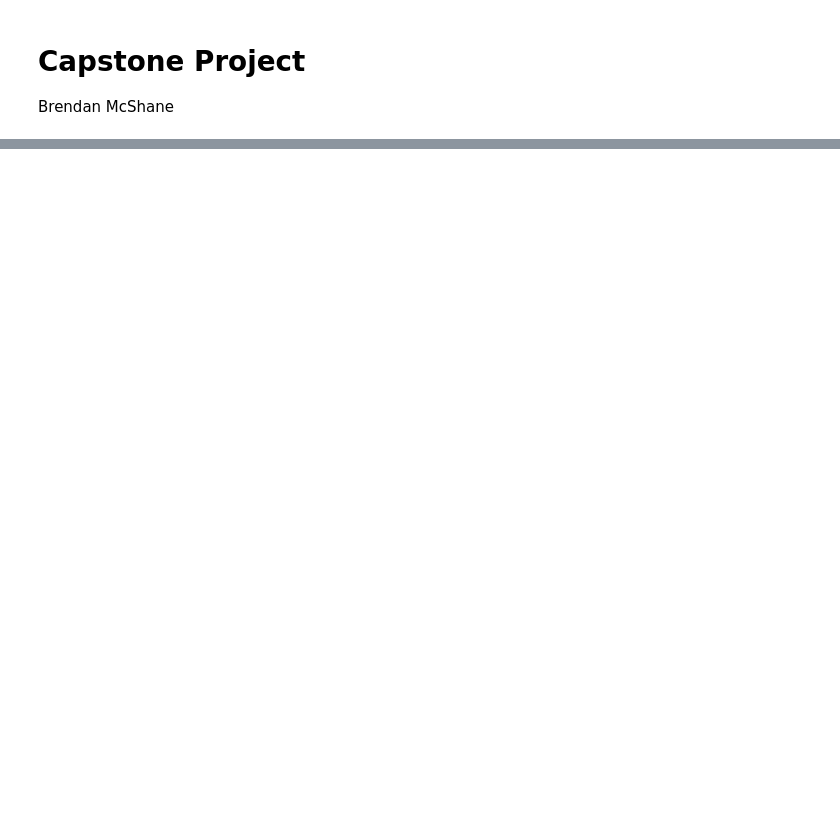
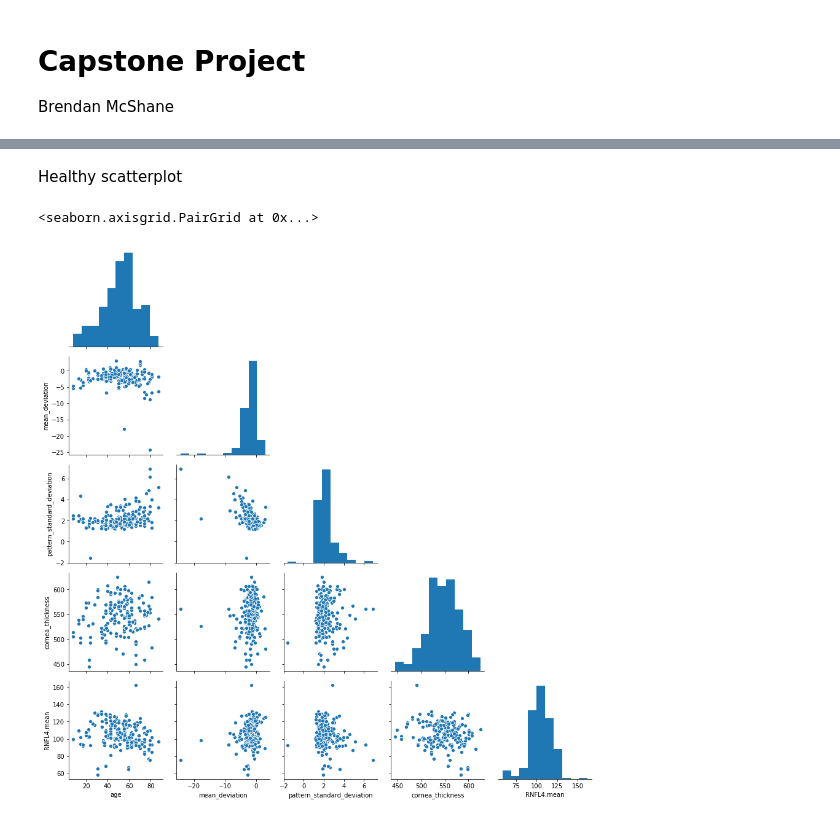
Before and after one commit to Brendan-McShane/tfcb2020_capstone_project, a Jupyter notebook: Capstone Project.ipynb, the cells around one changed output, grey strips where cells are left out. Drawn from its saved outputs; the diff is of its cells as text; code cells hidden in the pictures; blank space fills up the shorter version.

```diff
--- a/Capstone Project.ipynb
+++ b/Capstone Project.ipynb
@@ -60,0 +49,7 @@ Healthy scatter matrix
+# %% [markdown]
+Healthy scatterplot
+# %%
+ sns.pairplot(df_healthy_cont, corner = "true")
+# %% [output]
+<seaborn.axisgrid.PairGrid at 0x...>
+[figure, added]
```
Also changed, not shown: parts of 5 cells of this notebook, 3 other files.
